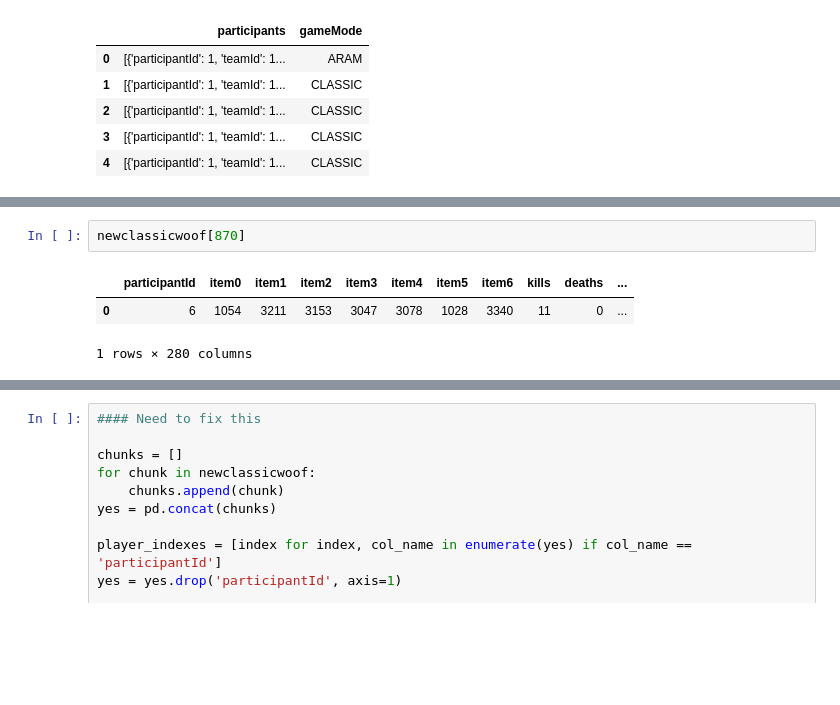
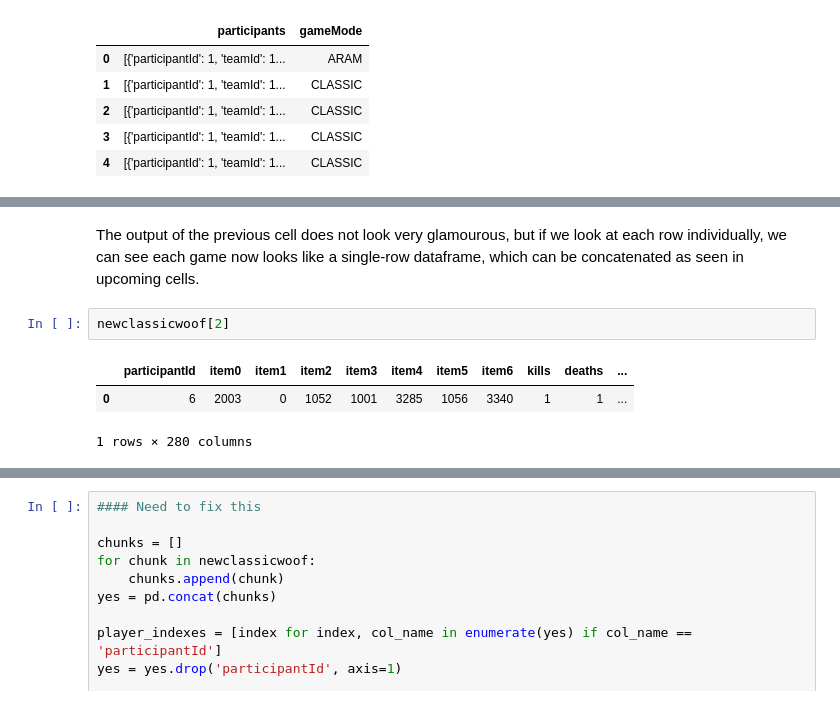
Before and after one commit to Fryman93/SprungBoard, a Jupyter notebook: Capstone 1/LoL.ipynb, the cells around one changed output, grey strips where cells are left out. Drawn from its saved outputs; the diff is of its cells as text; blank space fills up the shorter version.

```diff
--- a/Capstone 1/LoL.ipynb
+++ b/Capstone 1/LoL.ipynb
@@ -95,11 +125,13 @@ newclassicwoof
 880      participantId item0 item1 item2 item3 item4 ...
 881      participantId item0 item1 item2 item3 item4 ...
 Name: participants, Length: 858, dtype: object
+# %% [markdown]
+The output of the previous cell does not look very glamourous, but if we look at each row individually, we can see each game now looks like a single-row dataframe, which can be concatenated as seen in upcoming cells.
 # %%
-newclassicwoof[870]
+newclassicwoof[2]
 # %% [output]
 |  | participantId | item0 | item1 | item2 | item3 | item4 | item5 | item6 | kills | deaths | ... |
-| 0 | 6 | 1054 | 3211 | 3153 | 3047 | 3078 | 1028 | 3340 | 11 | 0 | ... |
+| 0 | 6 | 2003 | 0 | 1052 | 1001 | 3285 | 1056 | 3340 | 1 | 1 | ... |
 1 rows × 280 columns
 # %%
 chunks = []
```
Also changed, not shown: parts of 19 cells of this notebook.
